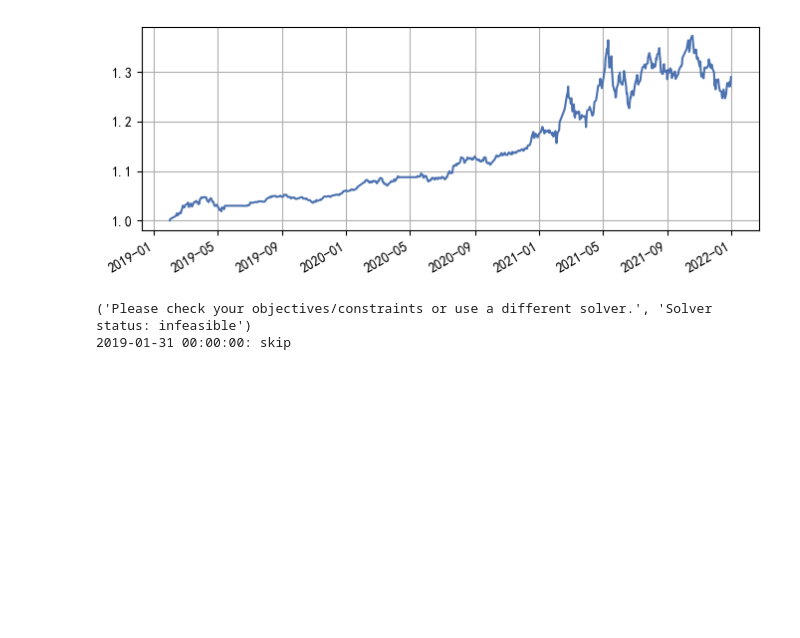
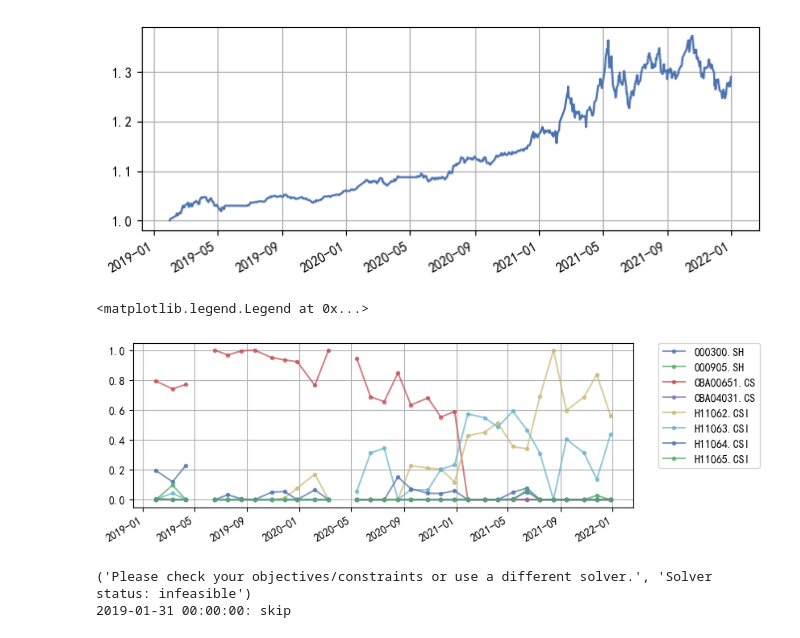
Before and after one commit to yuansicheng/factor_allocation_research, a Jupyter notebook: codes/return_based.ipynb, the cells around one changed output. Drawn from its saved outputs; the diff is of its cells as text; code cells hidden in the pictures; blank space fills up the shorter version.

```diff
--- a/codes/return_based.ipynb
+++ b/codes/return_based.ipynb
@@ -116,6 +124,14 @@ factor_max_sharpe_backtest.getHistoricalValue(scale=True).plot(figsize=(8,3), gr
 # %% [output]
 <AxesSubplot:>
 [figure]
+# %%
+weights = pd.concat(list(factor_max_sharpe_backtest._historcial_weights.values()), axis=1).T
+weights.index = list(factor_max_sharpe_backtest._historcial_weights.keys())
+weights.plot(figsize=(8,3), grid=True, alpha=0.7, style='.-')
+plt.legend(loc=2, bbox_to_anchor=(1.05,1.0),borderaxespad = 0.)
+# %% [output]
+<matplotlib.legend.Legend at 0x...>
+[figure, added]
 # %%
 factor_pca_max_sharpe_backtest = BacktestManager(
     MvoStrategy(max_sharp=True, asset_alpha=asset_alpha_pca),
```
Also changed, not shown: parts of 2 cells of this notebook.
